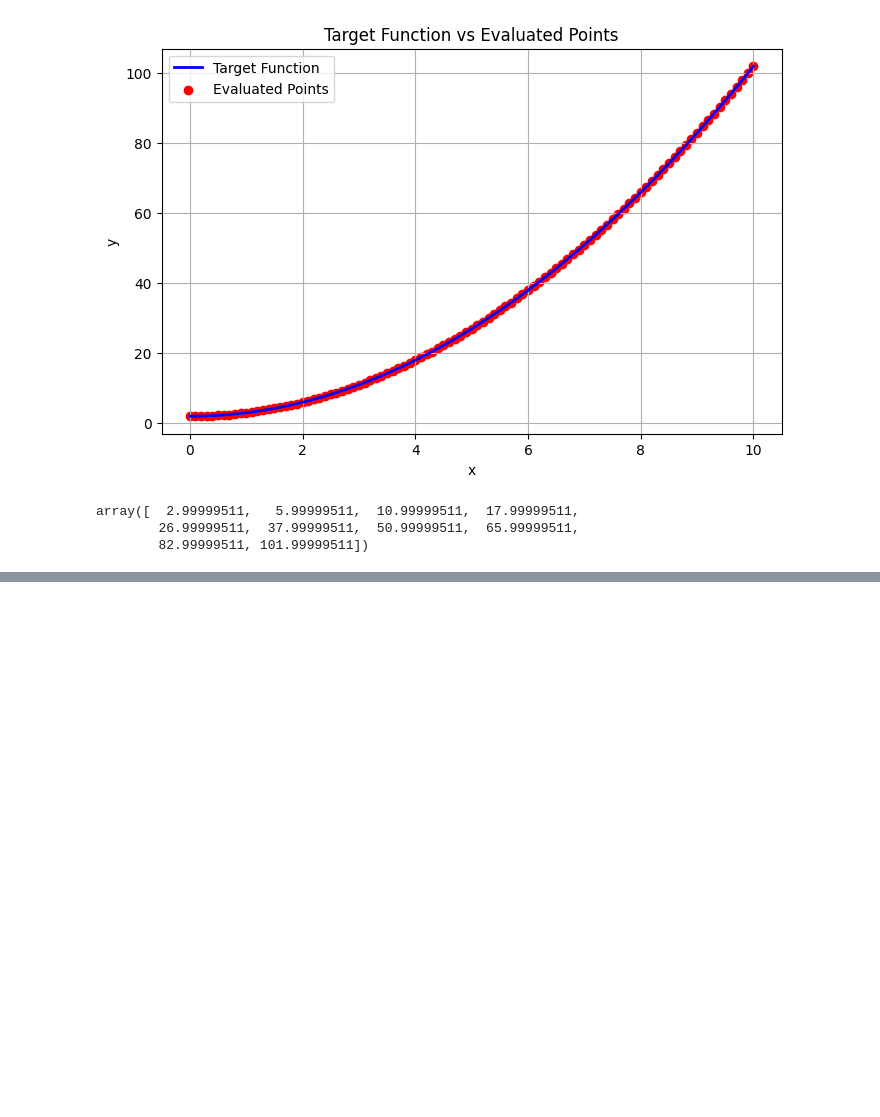
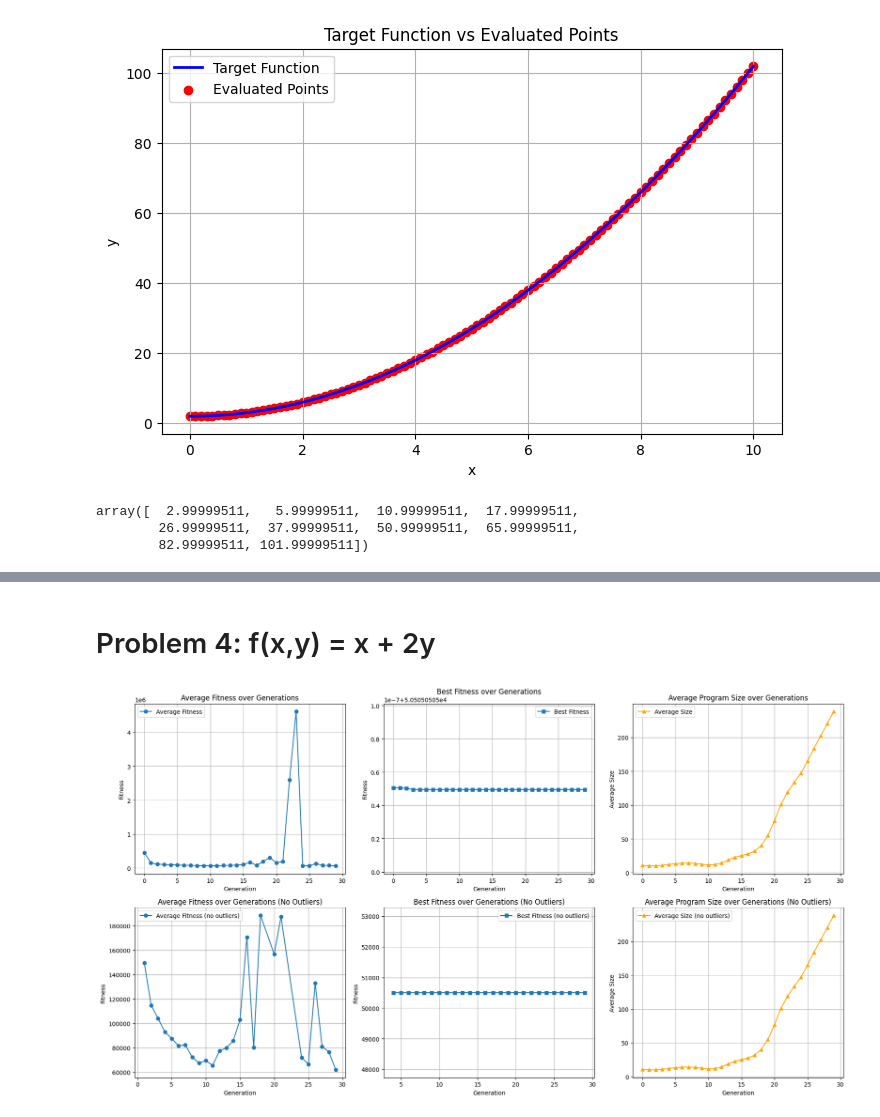
Before and after one commit to malekkonrad/genetic_programming, a Jupyter notebook: presentation.ipynb, the cells around one changed output, grey strips where cells are left out. Drawn from its saved outputs; the diff is of its cells as text; code cells hidden in the pictures; blank space fills up the shorter version.

```diff
--- a/presentation.ipynb
+++ b/presentation.ipynb
@@ -84,0 +104,8 @@ problems.p4_a.plot()
+# %% [markdown]
+# Problem 4: f(x,y) = x + 2y
+# %%
+problem = problems.p4_b
+problem.hist.plot()
+problem.plot()
+# %% [output]
+[figure, added]
```
Also changed, not shown: parts of 20 cells of this notebook, 10 other files.
